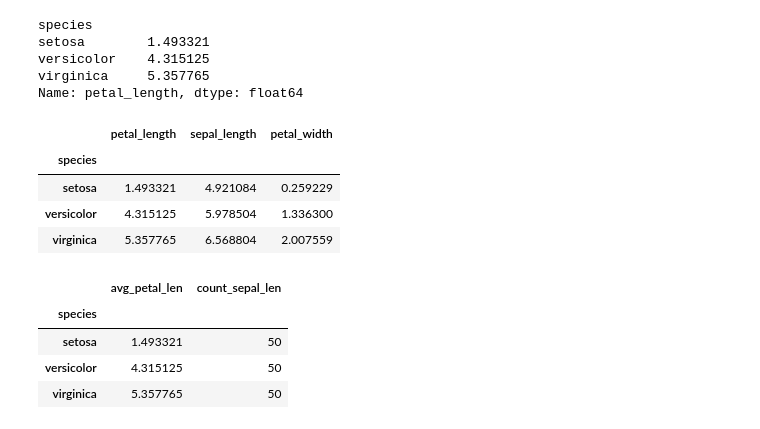
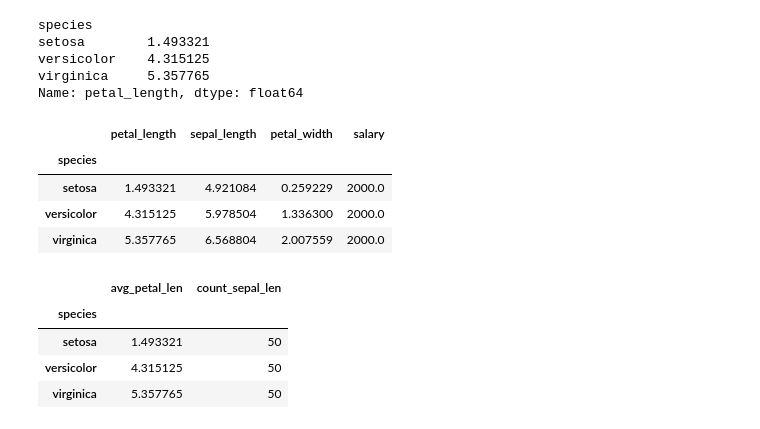
Before and after one commit to suryalucky/LogicMojo-AI-ML-Jan26-Surya789, a Jupyter notebook: Day4_Pandas/pandas.ipynb, the cells around one changed output. Saved outputs shown, nothing was run; the diff lists cells and outputs as text; code cells hidden in the pictures.

```diff
--- a/Day4_Pandas/pandas.ipynb
+++ b/Day4_Pandas/pandas.ipynb
@@ -309,13 +309,13 @@ versicolor    4.315125
 virginica     5.357765
 Name: petal_length, dtype: float64
 # %%
-df_iris.groupby("species")[["petal_length", "sepal_length", "petal_width"]].mean()
+df_iris.groupby("species")[["petal_length", "sepal_length", "petal_width", "salary"]].mean()
 # %% [output]
-|  | petal_length | sepal_length | petal_width |
-| species |  |  |  |
-| setosa | 1.493321 | 4.921084 | 0.259229 |
-| versicolor | 4.315125 | 5.978504 | 1.336300 |
-| virginica | 5.357765 | 6.568804 | 2.007559 |
+|  | petal_length | sepal_length | petal_width | salary |
+| species |  |  |  |  |
+| setosa | 1.493321 | 4.921084 | 0.259229 | 2000.0 |
+| versicolor | 4.315125 | 5.978504 | 1.336300 | 2000.0 |
+| virginica | 5.357765 | 6.568804 | 2.007559 | 2000.0 |
 # %%
 #Named aggregations
 df_iris.groupby("species").agg(
```
Also changed, not shown: 4 other files.
